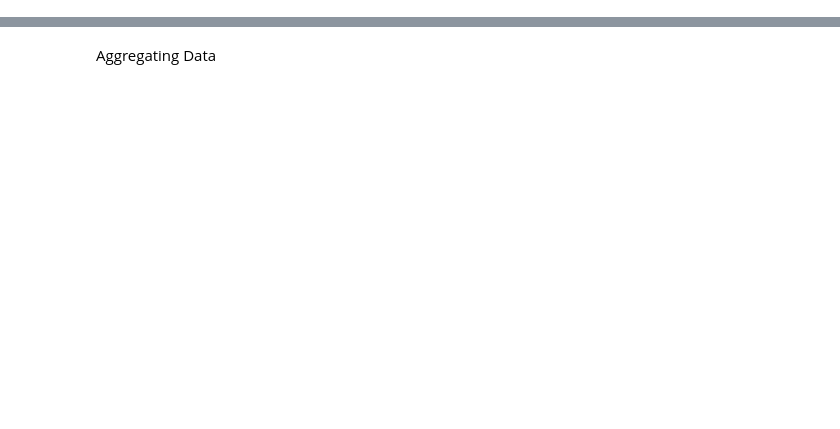
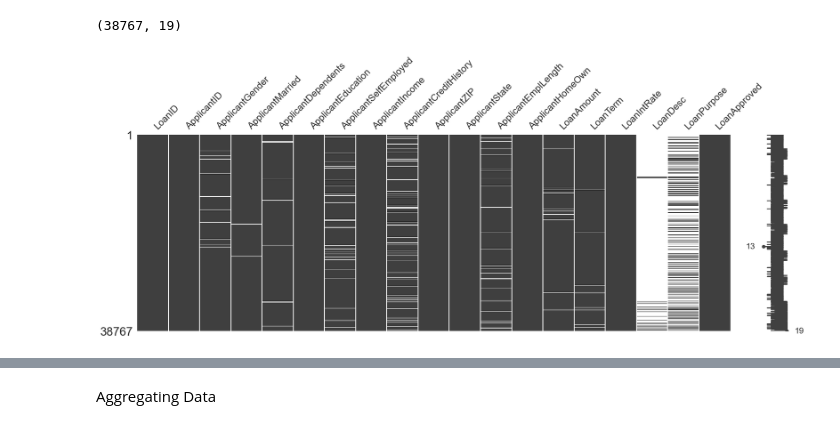
Before and after one commit to kaltrinabaliu/PergatitjaDheVizualizimiiTeDhenave, a Jupyter notebook: BankingDatasetForLoan.ipynb, the cells around one changed output, grey strips where cells are left out. Drawn from its saved outputs; the diff is of its cells as text; code cells hidden in the pictures; blank space fills up the shorter version.

```diff
--- a/BankingDatasetForLoan.ipynb
+++ b/BankingDatasetForLoan.ipynb
@@ -294,0 +9,5 @@ data.tail(25)
+# %%
+#Ngarkimi i te dhenave
+file_path ='dataset.csv'
+df=pd.read_csv(file_path)
+df
@@ -294,0 +49,9 @@ data.tail(25)
+# %%
+df.shape
+# %% [output]
+(38767, 19)
+# %%
+msno.matrix(df, figsize=(20, 6))
+plt.show()
+# %% [output]
+[figure, added]
```
Also changed, not shown: parts of 90 cells of this notebook.
